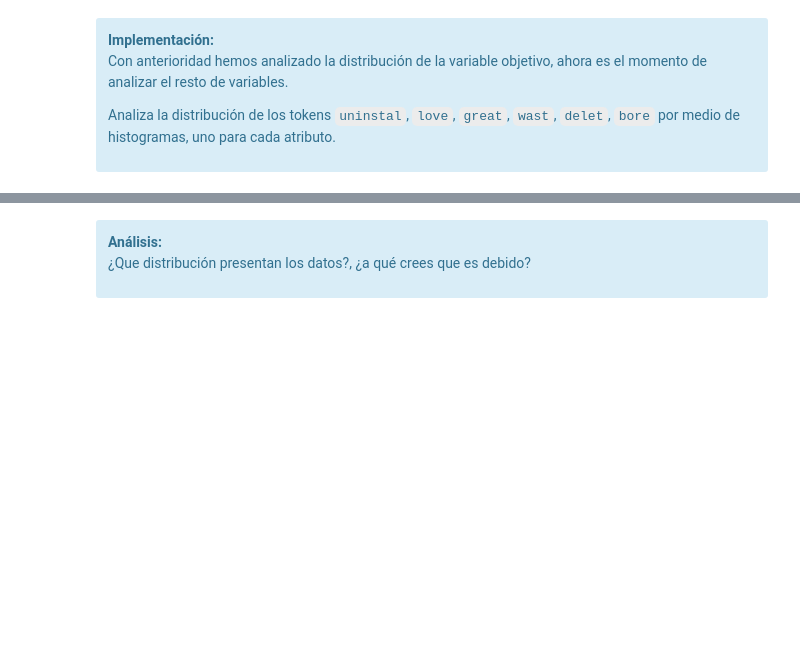
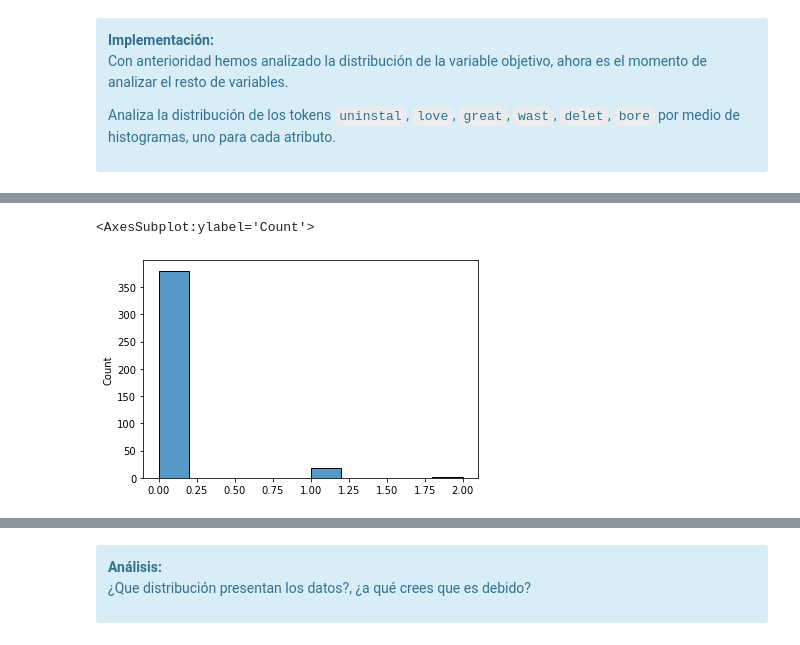
Before and after one commit to angelbujalance/MAME_PEC, a Jupyter notebook: 20221_M2.855_PEC3_Enunciado.ipynb, the cells around one changed output, grey strips where cells are left out. Cells and saved outputs as stored; diff of their text form; code cells hidden in the pictures; blank space fills up the shorter version.

```diff
--- a/20221_M2.855_PEC3_Enunciado.ipynb
+++ b/20221_M2.855_PEC3_Enunciado.ipynb
@@ -1150,0 +1163,5 @@ Analiza la distribución de los tokens `uninstal`, `love`, `great`, `wast`, `del
+# %%
+sns.histplot(X_train[vocabulary_dictionary2['great']])
+# %% [output]
+<AxesSubplot:ylabel='Count'>
+[figure, added]
```
Also changed, not shown: parts of 7 cells of this notebook.
